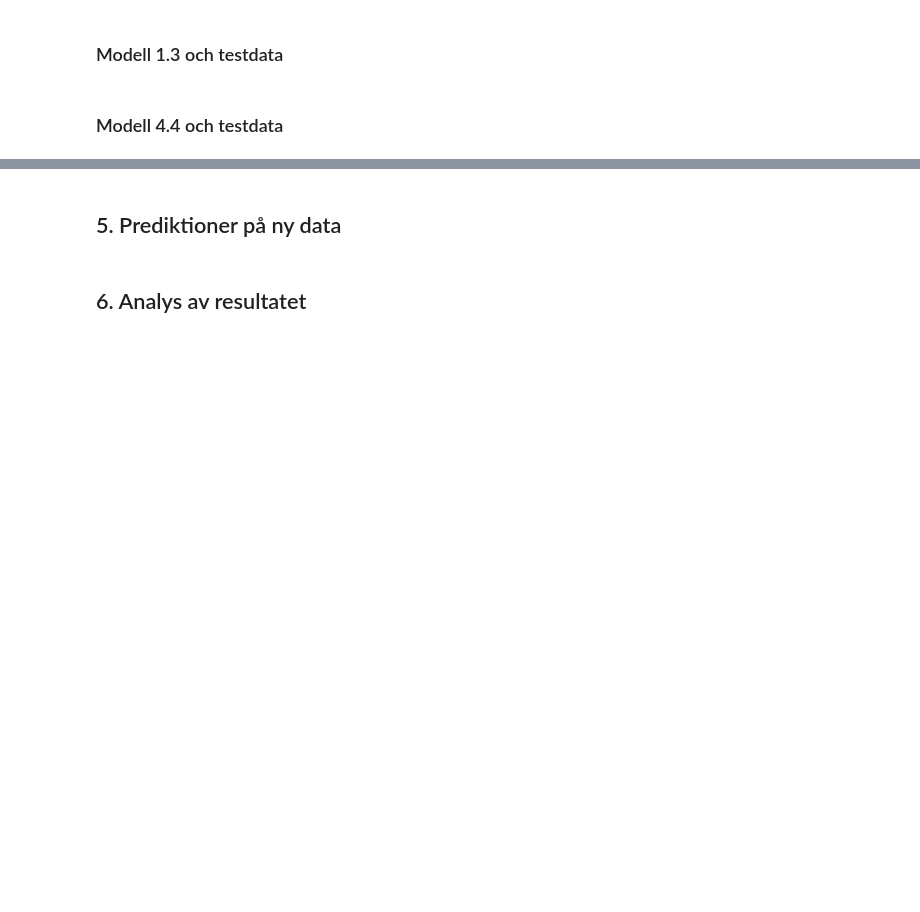
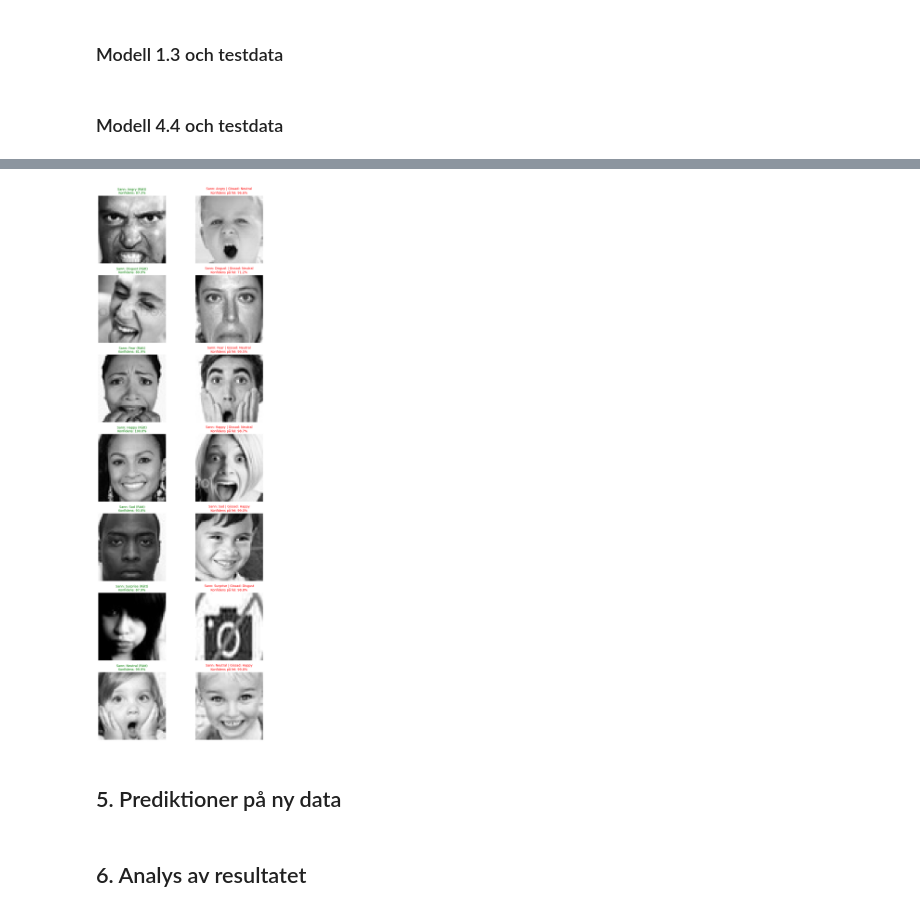
Before and after one commit to josefinoleryd/facial-expression-cnn, a Jupyter notebook: model-experiments-and-report copy.ipynb, the cells around one changed output, grey strips where cells are left out. Drawn from its saved outputs; the diff is of its cells as text; code cells hidden in the pictures; blank space fills up the shorter version.

```diff
--- a/model-experiments-and-report copy.ipynb
+++ b/model-experiments-and-report copy.ipynb
@@ -2281,8 +2059,10 @@ print(f"Genererar {needed_count} nya bilder för att nå {target_count}...")
 
 # Definierar en "augmenterings-pipeline" (Anpassad för ansikten)
 data_augmentation_seq = tf.keras.Sequential([
-    layers.RandomFlip("horizontal"),       # Speglar ansiktet horisontellt
-    layers.RandomRotation(0.1, fill_mode="nearest")  # Roterar lite (max ~36 grader)
+    layers.RandomFlip("horizontal"),                    # Speglar ansiktet horisontellt
+    layers.RandomRotation(0.05, fill_mode="nearest"),   # Roterar lite (max ~18 grader)
+    layers.RandomZoom(0.1),                             # Zoomar in/ut lite
+    layers.RandomTranslation(0.05, 0.05)                # flyttar bilden lite i höjd- och sidled
 ])
 
 augmented_images = []
@@ -2303,11 +2083,11 @@ for i in range(needed_count):
 X_disgust_aug = np.array(augmented_images)
 y_disgust_aug = np.array(augmented_labels)
 
-# 5. Slår ihop originaldatan med den helt nya augmenterade datan
+# Slår ihop originaldatan med den helt nya augmenterade datan
 X_train_augmented = np.concatenate([X_train_m2_scaled, X_disgust_aug], axis=0)
 y_train_augmented = np.concatenate([y_train_m2, y_disgust_aug], axis=0)
 
-# Verifiera att det blev rätt
+# Verifierar att det blev rätt
 print("\nNy klassfördelning i X_train_augmented")
 for idx, label in enumerate(["angry", "disgust", "fear", "happy", "neutral", "sad", "surprise"]):
     print(f"Klass {idx} ({label}): {np.bincount(y_train_augmented)[idx]} bilder")
@@ -2495,20 +2355,20 @@ plt.show()
 # %% [markdown]
 ### Modell 4.4 och testdata
 # %%
-probs_4_1 = model_4_1.predict(X_test_m2_scaled)
-pred_4_1 = np.argmax(probs_4_1, axis=1)
+probs_6 = model_6.predict(X_test_m2_scaled)
+pred_6 = np.argmax(probs_6, axis=1)
 
-test_acc = accuracy_score(y_test_m2, pred_4_1)
-test_f1 = f1_score(y_test_m2, pred_4_1, average="macro")
+test_acc = accuracy_score(y_test_m2, pred_6)
+test_f1 = f1_score(y_test_m2, pred_6, average="macro")
 
-best_idx_m41 = np.argmin(history_4_1.history["val_loss"])
-val_acc = history_4_1.history["val_accuracy"][best_idx_m41]
+best_idx_m41 = np.argmin(history_6.history["val_loss"])
+val_acc = history_6.history["val_accuracy"][best_idx_m41]
 
 labels_7 = ["Angry", "Disgust", "Fear", "Happy", "Sad", "Surprise", "Neutral"]
 
 random_acc = 1 / len(labels_7)
 
-print("\nResultat på testdata för Modell 4.4 (alla klasser)\n")
+print("\nResultat på testdata för Modell 6 (alla klasser)\n")
 print(f"Test Accuracy: {test_acc * 100:.2f}%")
 print(f"Test F1-score: {test_f1:.4f}\n")
 print(f"Validation Accuracy: {val_acc * 100:.2f}%\n")
@@ -2547,12 +2436,12 @@ print(df_num_guesses)
 # %%
-confidences = np.max(probs_4_1, axis=1)
+confidences = np.max(probs_6, axis=1)
 
 fig, axes = plt.subplots(7, 2, figsize=(10, 25))
 
 for i, label in enumerate(labels_7):
     mask_true = y_test_m2 == i
 
-    r_mask = mask_true & (pred_4_1 == i)
+    r_mask = mask_true & (pred_6 == i)
     if np.sum(r_mask) > 0:
         r_indices = np.where(r_mask)[0]
         best_correct_idx = r_indices[np.argmax(confidences[r_mask])]
@@ -2562,35 +2451,37 @@ for i, label in enumerate(labels_7):
             f"Sann: {label} (Rätt)\nKonfidens: {confidences[best_correct_idx]*100:.1f}%",
             color="green",
             fontsize=10,
         )
     else:
         axes[i, 0].text(
             0.5, 0.5, "Inga rätt", ha="center", va="center", fontsize=12
         )
     axes[i, 0].axis("off")
 
-    f_mask = mask_true & (pred_4_1 != i)
+    f_mask = mask_true & (pred_6 != i)
     if np.sum(f_mask) > 0:
         f_indices = np.where(f_mask)[0]
         worst_incorrect_idx = f_indices[np.argmax(confidences[f_mask])]
 
-        guessed_label = labels_7[pred_4_1[worst_incorrect_idx]]
+        guessed_label = labels_7[pred_6[worst_incorrect_idx]]
         axes[i, 1].imshow(
             X_test_m2[worst_incorrect_idx].squeeze(), cmap="gray"
         )
         axes[i, 1].set_title(
             f"Sann: {label} | Gissad: {guessed_label}\nKonfidens på fel: {confidences[worst_incorrect_idx]*100:.1f}%",
             color="red",
             fontsize=10,
         )
     else:
         axes[i, 1].text(
             0.5, 0.5, "Inga fel", ha="center", va="center", fontsize=12
         )
     axes[i, 1].axis("off")
 
 plt.tight_layout()
 plt.show()
+# %% [output]
+[figure, added]
 # %% [markdown]
 ## 5. Prediktioner på ny data
 # %%
```
Also changed, not shown: parts of 77 cells of this notebook, 2 other files.
